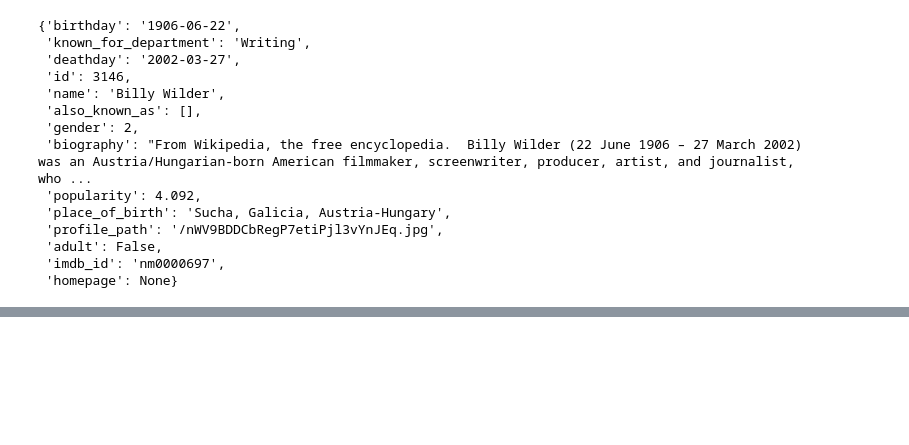
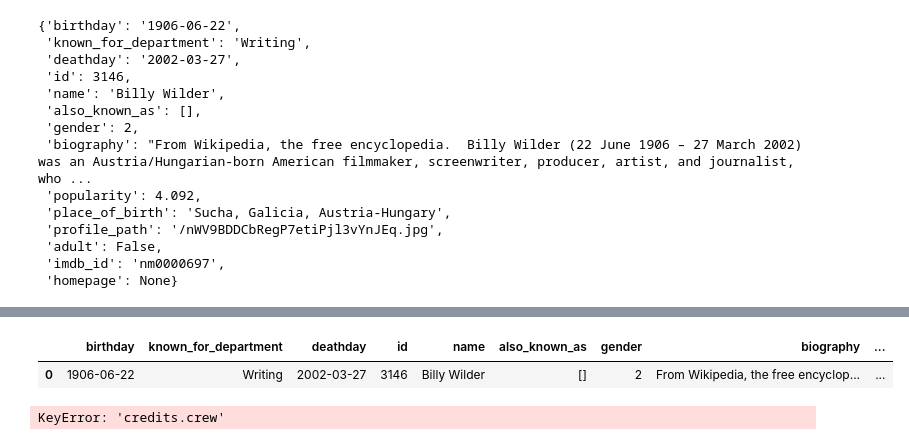
Before and after one commit to ironhack-bcn-data-pt/PR03-project-web, a Jupyter notebook: output/TMDB_API.ipynb, the cells around one changed output, grey strips where cells are left out. Drawn from its saved outputs; the diff is of its cells as text; code cells hidden in the pictures; blank space fills up the shorter version.

Commit message:
credits dictionary

```diff
--- a/output/TMDB_API.ipynb
+++ b/output/TMDB_API.ipynb
@@ -9,7 +9,7 @@ import pandas as pd
 # %% [markdown]
 ### Finding id for Billy Wilder
 # %%
-url = 'https://api.themoviedb.org/3/search/person?api_key=09b09c0c69e7f9ac6eb3dcd74076222b&query=billy+wilder'
+url = 'https://api.themoviedb.org/3/search/person?api_key={api_key}&query=billy+wilder'
 response = requests.get(url)
 data = json.loads(response.text)
 print(data)
@@ -43,3 +43,8 @@ get_person(3146)
  'adult': False,
  'imdb_id': 'nm0000697',
  'homepage': None}
+# %%
+credits = 'https://api.themoviedb.org/3/person/3146?api_key={api_key}&append_to_response=credits'
+response = requests.get(credits)
+movies = json.loads(response.text)
+print(movies)
@@ -45,0 +73,11 @@ get_person(3146)
+# %%
+data = pd.json_normalize(movies)
+data
+# %% [output]
+|  | birthday | known_for_department | deathday | id | name | also_known_as | gender | biography | ... |
+| 0 | 1906-06-22 | Writing | 2002-03-27 | 3146 | Billy Wilder | [] | 2 | From Wikipedia, the free encyclop... | ... |
+# %%
+crew = pd.json_normalize(movies['credits.crew'])
+crew
+# %% [output]
+KeyError: 'credits.crew'
```
Also changed, not shown: parts of 4 cells of this notebook.
